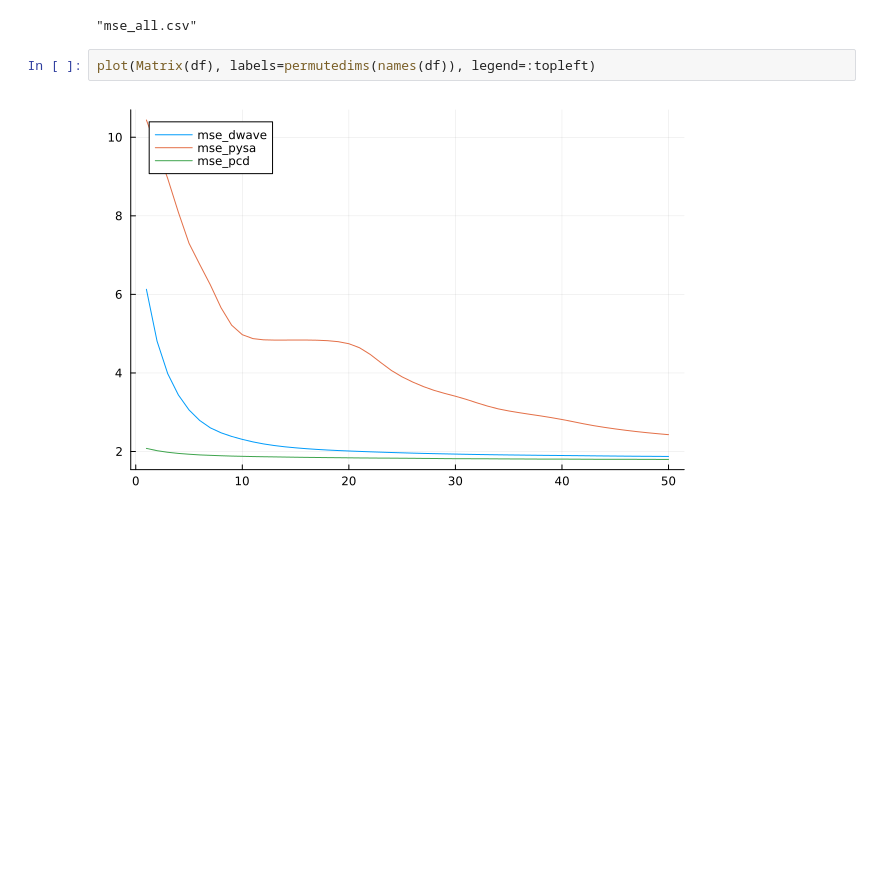
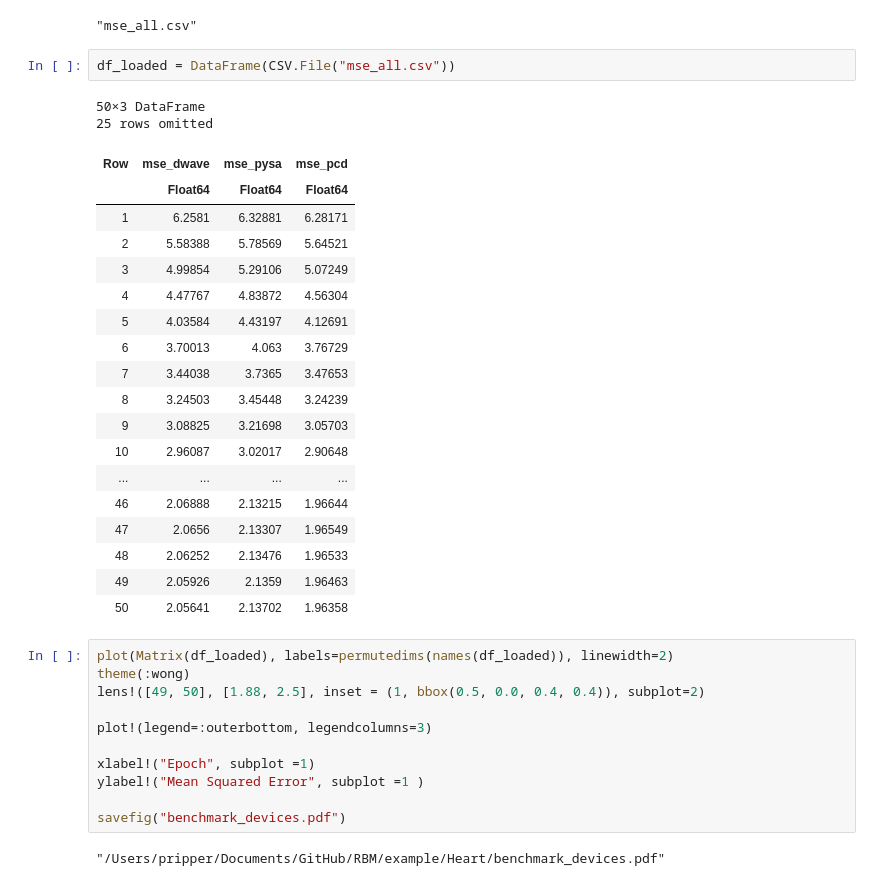
Before and after one commit to NITeQ/QARBoM.jl, a Jupyter notebook: example/Heart/benchmark_devices.ipynb, the cells around one changed output. Cells and saved outputs as stored; diff of their text form; blank space fills up the shorter version.

```diff
--- a/example/Heart/benchmark_devices.ipynb
+++ b/example/Heart/benchmark_devices.ipynb
@@ -298,7 +350,39 @@ df = DataFrame(
 CSV.write("mse_all.csv", df)
 # %% [output]
 "mse_all.csv"
+# %%
+df_loaded = DataFrame(CSV.File("mse_all.csv"))
+# %% [output]
+50×3 DataFrame
+25 rows omitted
+| Row | mse_dwave | mse_pysa | mse_pcd |
+|  | Float64 | Float64 | Float64 |
+| 1 | 6.2581 | 6.32881 | 6.28171 |
+| 2 | 5.58388 | 5.78569 | 5.64521 |
+| 3 | 4.99854 | 5.29106 | 5.07249 |
+| 4 | 4.47767 | 4.83872 | 4.56304 |
+| 5 | 4.03584 | 4.43197 | 4.12691 |
+| 6 | 3.70013 | 4.063 | 3.76729 |
+| 7 | 3.44038 | 3.7365 | 3.47653 |
+| 8 | 3.24503 | 3.45448 | 3.24239 |
+| 9 | 3.08825 | 3.21698 | 3.05703 |
+| 10 | 2.96087 | 3.02017 | 2.90648 |
+| ... | ... | ... | ... |
+| 46 | 2.06888 | 2.13215 | 1.96644 |
+| 47 | 2.0656 | 2.13307 | 1.96549 |
+| 48 | 2.06252 | 2.13476 | 1.96533 |
+| 49 | 2.05926 | 2.1359 | 1.96463 |
+| 50 | 2.05641 | 2.13702 | 1.96358 |
 # %%
-plot(Matrix(df), labels=permutedims(names(df)), legend=:topleft)
+plot(Matrix(df_loaded), labels=permutedims(names(df_loaded)), linewidth=2)
+theme(:wong)
+lens!([49, 50], [1.88, 2.5], inset = (1, bbox(0.5, 0.0, 0.4, 0.4)), subplot=2)
+
+plot!(legend=:outerbottom, legendcolumns=3)
+
+xlabel!("Epoch", subplot =1)
+ylabel!("Mean Squared Error", subplot =1 )
+
+savefig("benchmark_devices.pdf")
 # %% [output]
-[figure, removed]
+"/Users/pripper/Documents/GitHub/RBM/example/Heart/benchmark_devices.pdf"
```
Also changed, not shown: parts of 19 cells of this notebook, 11 other files.
